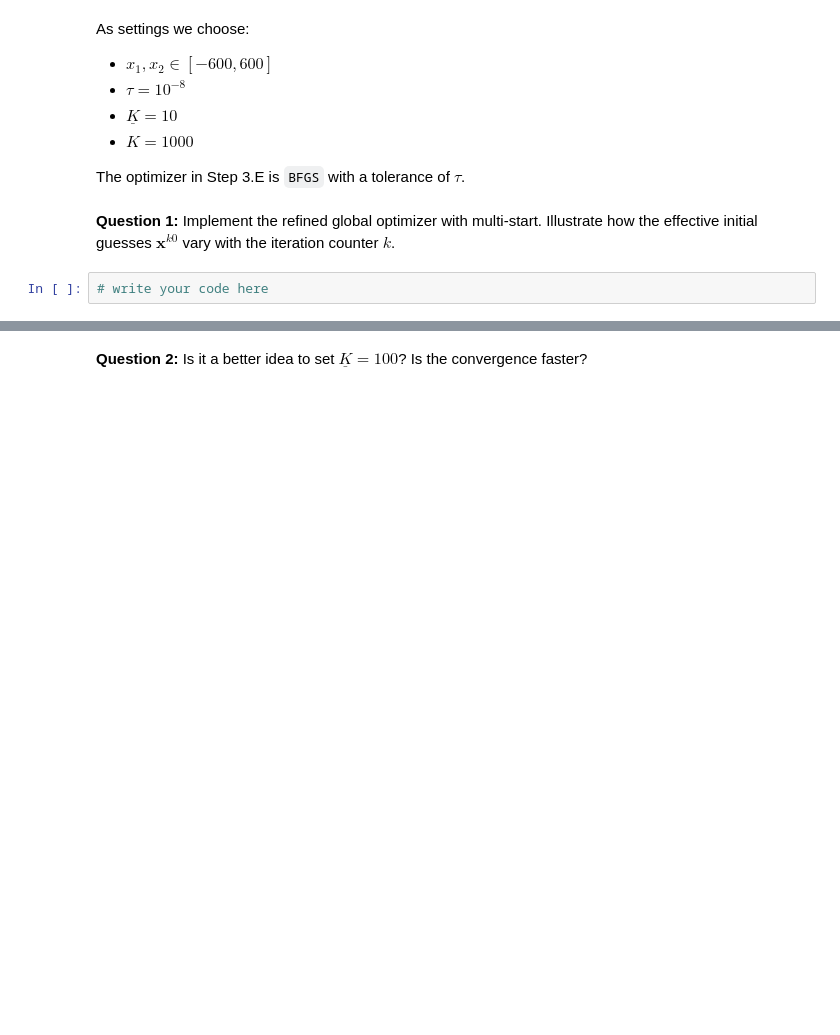
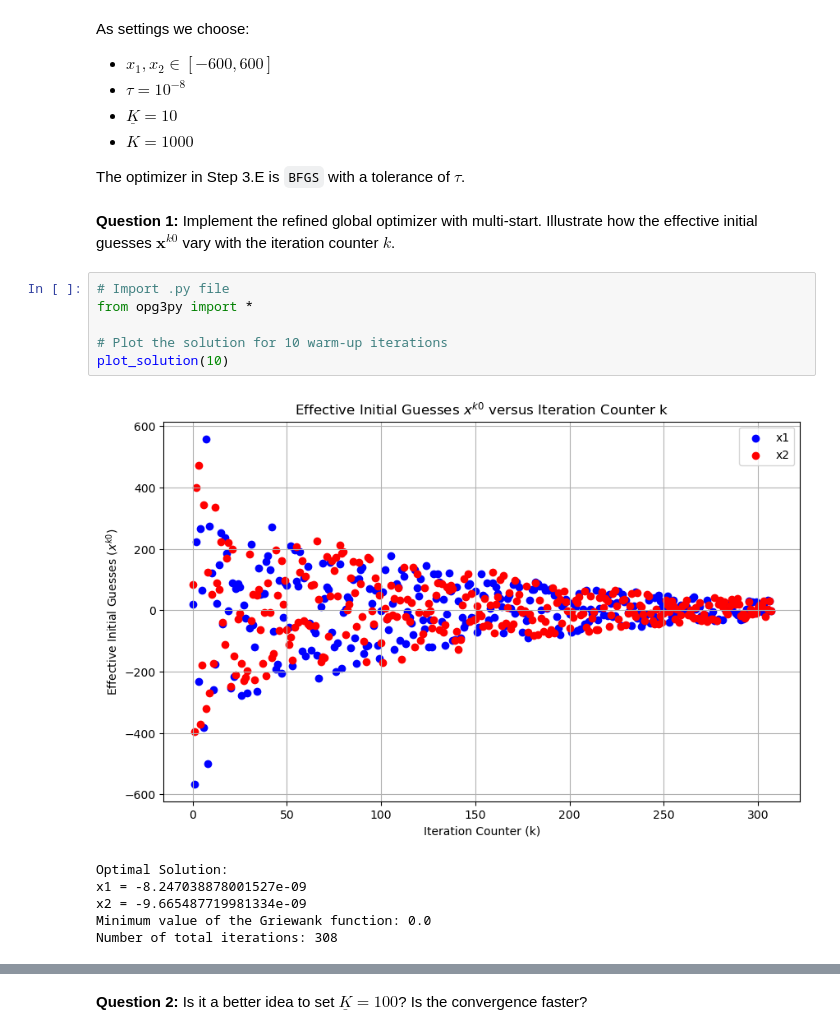
Before and after one commit to NumEconCopenhagen/projects-2023-ctrl-alt-elite, a Jupyter notebook: examproject/Exam-2023-notebook.ipynb, the cells around one changed output, grey strips where cells are left out. Drawn from its saved outputs; the diff is of its cells as text; blank space fills up the shorter version.

```diff
--- a/examproject/Exam-2023-notebook.ipynb
+++ b/examproject/Exam-2023-notebook.ipynb
@@ -372,5 +376,16 @@ As settings we choose:
 The optimizer in Step 3.E is `BFGS` with a tolerance of $\tau$.
 # %% [markdown]
 **Question 1:** Implement the refined global optimizer with multi-start. Illustrate how the effective initial guesses $\mathbf{x}^{k0}$ vary with the iteration counter $k$.
-# %%
-# write your code here
+# %%
+# Import .py file
+from opg3py import *
+
+# Plot the solution for 10 warm-up iterations
+plot_solution(10)
+# %% [output]
+[figure, added]
+Optimal Solution:
+x1 = -8.247038878001527e-09
+x2 = -9.665487719981334e-09
+Minimum value of the Griewank function: 0.0
+Number of total iterations: 308
```
Also changed, not shown: parts of 6 cells of this notebook.
